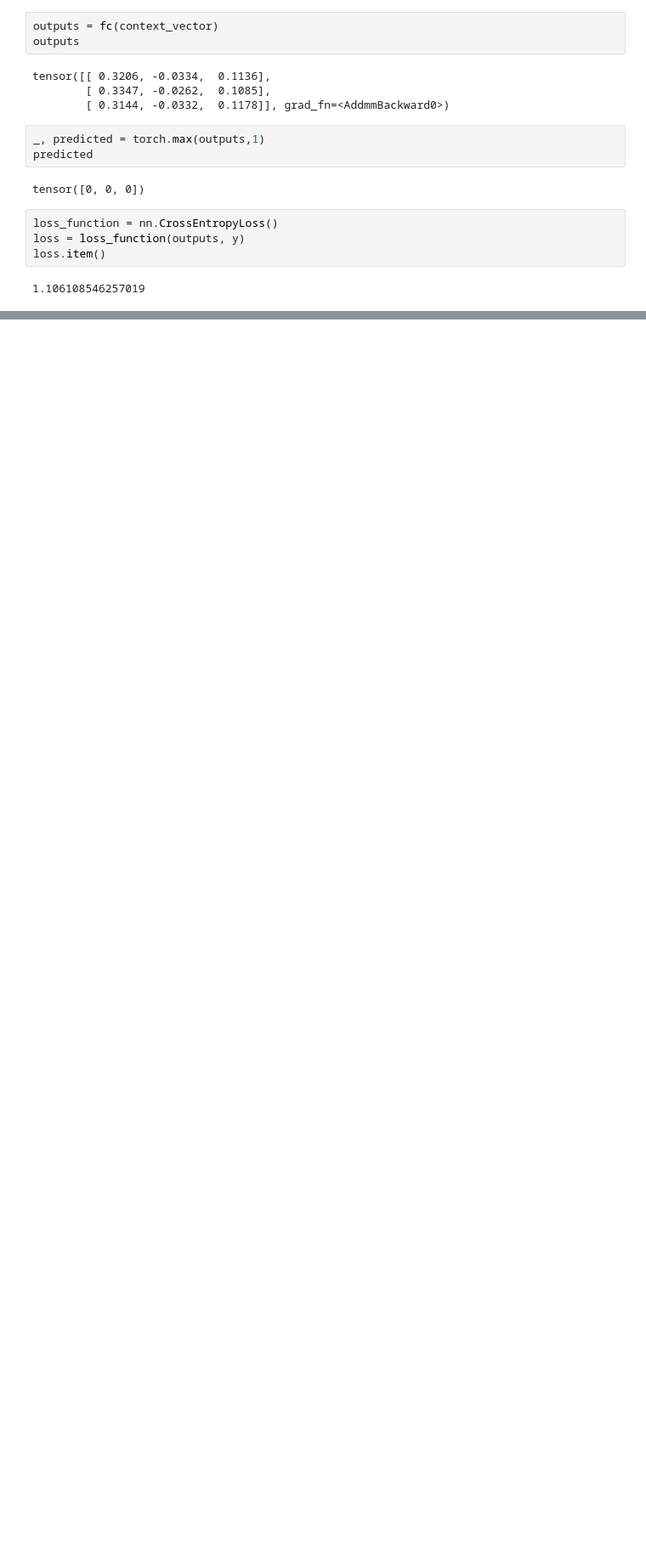
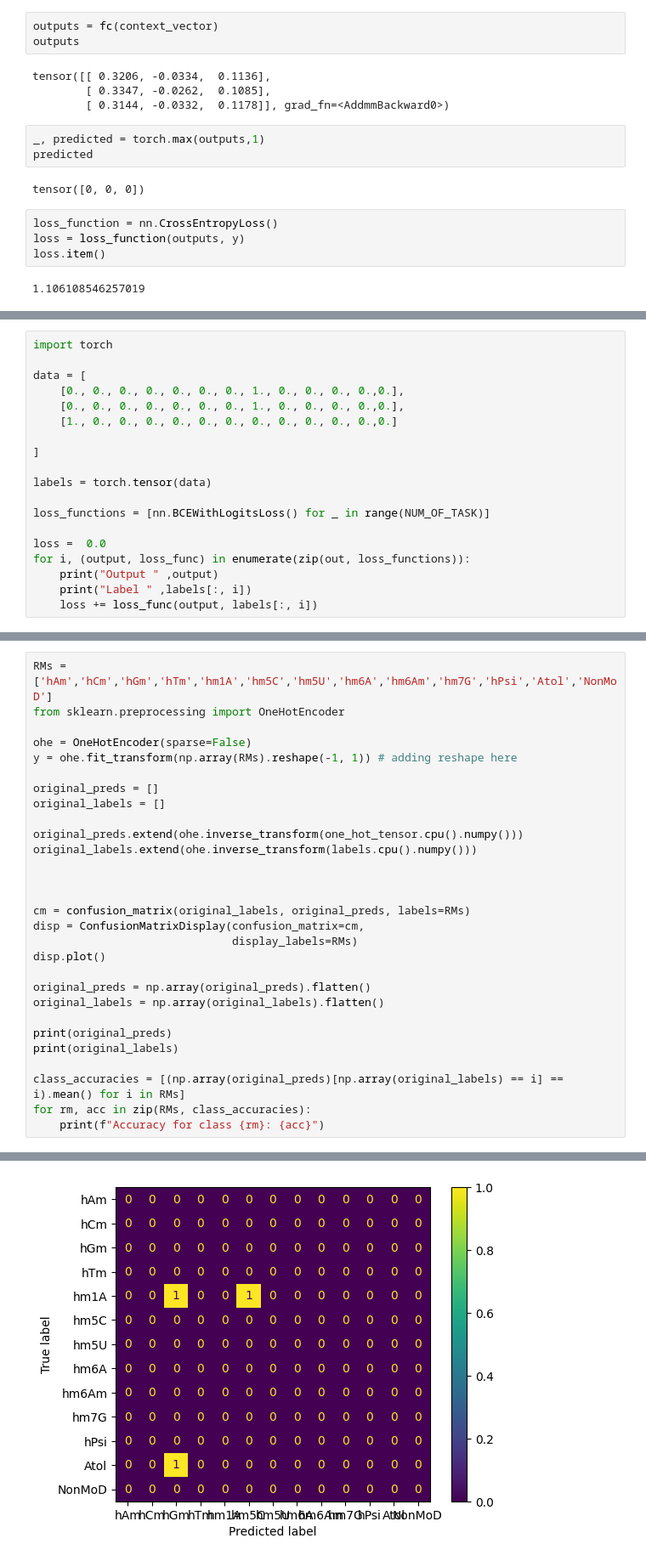
Before and after one commit to shashivish/RNA-ModX, a Jupyter notebook: RNAModXApp/notebooks/model_building/LSTM/LSTM_Example.ipynb, the cells around one changed output, grey strips where cells are left out. Shown: that part at 85% size. Drawn from its saved outputs; the diff is of its cells as text; blank space fills up the shorter version.

Commit message:
Added Multi Task Learning

```diff
--- a/RNAModXApp/notebooks/model_building/LSTM/LSTM_Example.ipynb
+++ b/RNAModXApp/notebooks/model_building/LSTM/LSTM_Example.ipynb
@@ -165,0 +221,19 @@ loss.item()
+# %%
+import torch
+
+data = [
+    [0., 0., 0., 0., 0., 0., 0., 1., 0., 0., 0., 0.,0.],
+    [0., 0., 0., 0., 0., 0., 0., 1., 0., 0., 0., 0.,0.],
+    [1., 0., 0., 0., 0., 0., 0., 0., 0., 0., 0., 0.,0.]
+
+]
+
+labels = torch.tensor(data)
+
+loss_functions = [nn.BCEWithLogitsLoss() for _ in range(NUM_OF_TASK)]
+
+loss =  0.0
+for i, (output, loss_func) in enumerate(zip(out, loss_functions)):
+    print("Output " ,output)
+    print("Label " ,labels[:, i])
+    loss += loss_func(output, labels[:, i])
@@ -165,0 +324,30 @@ loss.item()
+# %%
+RMs = ['hAm','hCm','hGm','hTm','hm1A','hm5C','hm5U','hm6A','hm6Am','hm7G','hPsi','Atol','NonMoD']
+from sklearn.preprocessing import OneHotEncoder
+
+ohe = OneHotEncoder(sparse=False)
+y = ohe.fit_transform(np.array(RMs).reshape(-1, 1)) # adding reshape here
+
+original_preds = []
+original_labels = []
+
+original_preds.extend(ohe.inverse_transform(one_hot_tensor.cpu().numpy()))
+original_labels.extend(ohe.inverse_transform(labels.cpu().numpy()))
+
+
+
+cm = confusion_matrix(original_labels, original_preds, labels=RMs)
+disp = ConfusionMatrixDisplay(confusion_matrix=cm,
+                              display_labels=RMs)
+disp.plot()
+
+original_preds = np.array(original_preds).flatten()
+original_labels = np.array(original_labels).flatten()
+
+print(original_preds)
+print(original_labels)
+
+class_accuracies = [(np.array(original_preds)[np.array(original_labels) == i] == i).mean() for i in RMs]
+for rm, acc in zip(RMs, class_accuracies):
+    print(f"Accuracy for class {rm}: {acc}")
+# %% [output]
@@ -165,0 +369 @@ loss.item()
+[figure, added]
```
Also changed, not shown: parts of 16 cells of this notebook, 3 other files.
